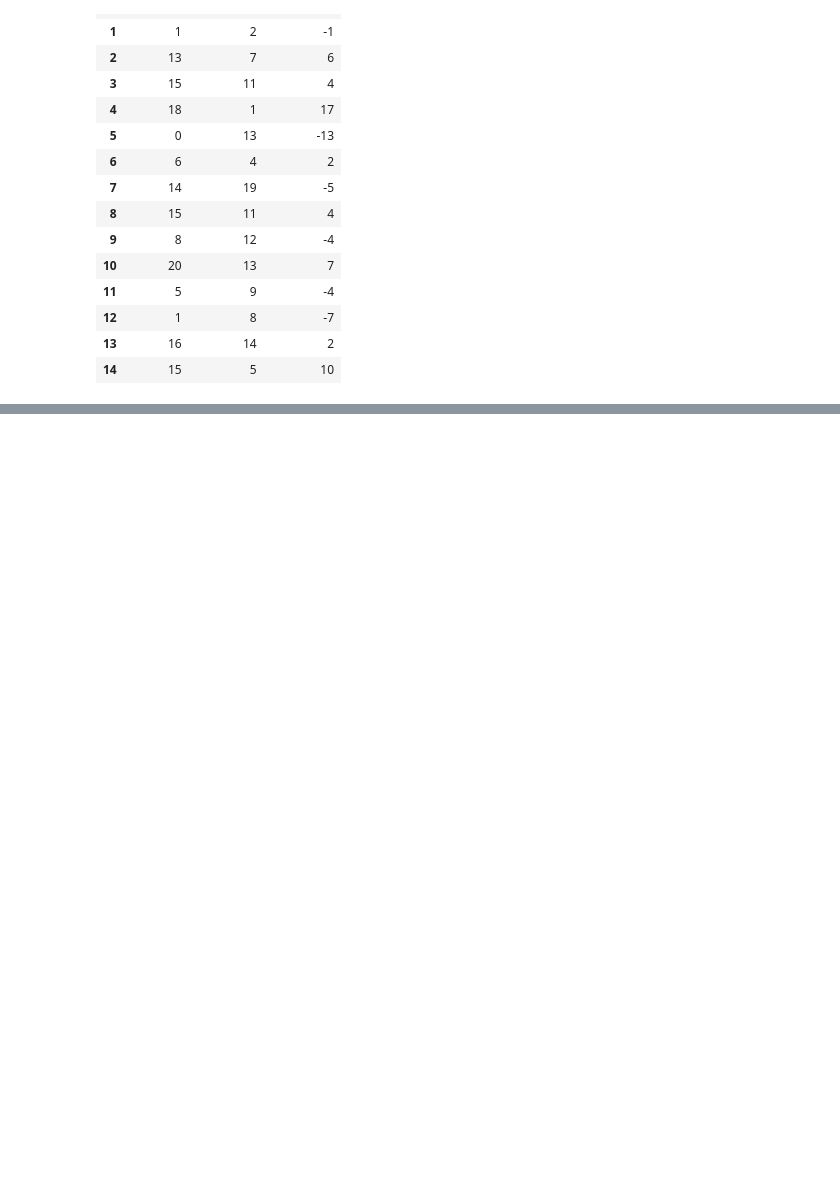
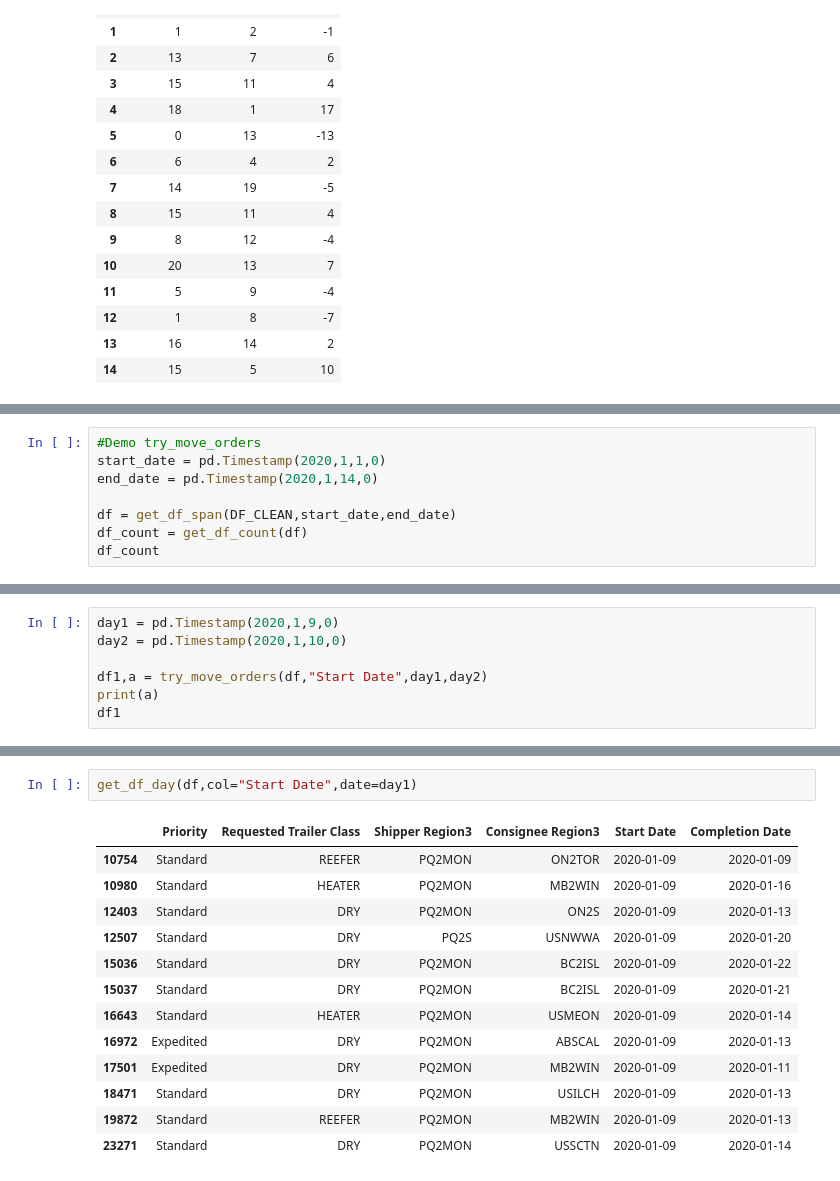
Before and after one commit to tranndt/ml-usra2021-NexusDataChallengeBison, a Jupyter notebook: [05-2021] Nexus Data Challenge/Algorithm.ipynb, the cells around one changed output, grey strips where cells are left out. Drawn from its saved outputs; the diff is of its cells as text; blank space fills up the shorter version.

```diff
--- a/[05-2021] Nexus Data Challenge/Algorithm.ipynb
+++ b/[05-2021] Nexus Data Challenge/Algorithm.ipynb
@@ -1176,0 +1277,8 @@ def get_df_rescheduled(df,start_date=None,end_date=None):
+# %%
+#Demo try_move_orders
+start_date = pd.Timestamp(2020,1,1,0)
+end_date = pd.Timestamp(2020,1,14,0)
+
+df = get_df_span(DF_CLEAN,start_date,end_date)
+df_count = get_df_count(df)
+df_count
@@ -1176,0 +1303,7 @@ def get_df_rescheduled(df,start_date=None,end_date=None):
+# %%
+day1 = pd.Timestamp(2020,1,9,0)
+day2 = pd.Timestamp(2020,1,10,0)
+
+df1,a = try_move_orders(df,"Start Date",day1,day2)
+print(a)
+df1
@@ -1176,0 +1340,16 @@ def get_df_rescheduled(df,start_date=None,end_date=None):
+# %%
+get_df_day(df,col="Start Date",date=day1)
+# %% [output]
+|  | Priority | Requested Trailer Class | Shipper Region3 | Consignee Region3 | Start Date | Completion Date |
+| 10754 | Standard | REEFER | PQ2MON | ON2TOR | 2020-01-09 | 2020-01-09 |
+| 10980 | Standard | HEATER | PQ2MON | MB2WIN | 2020-01-09 | 2020-01-16 |
+| 12403 | Standard | DRY | PQ2MON | ON2S | 2020-01-09 | 2020-01-13 |
+| 12507 | Standard | DRY | PQ2S | USNWWA | 2020-01-09 | 2020-01-20 |
+| 15036 | Standard | DRY | PQ2MON | BC2ISL | 2020-01-09 | 2020-01-22 |
+| 15037 | Standard | DRY | PQ2MON | BC2ISL | 2020-01-09 | 2020-01-21 |
+| 16643 | Standard | HEATER | PQ2MON | USMEON | 2020-01-09 | 2020-01-14 |
+| 16972 | Expedited | DRY | PQ2MON | ABSCAL | 2020-01-09 | 2020-01-13 |
+| 17501 | Expedited | DRY | PQ2MON | MB2WIN | 2020-01-09 | 2020-01-11 |
+| 18471 | Standard | DRY | PQ2MON | USILCH | 2020-01-09 | 2020-01-13 |
+| 19872 | Standard | REEFER | PQ2MON | MB2WIN | 2020-01-09 | 2020-01-13 |
+| 23271 | Standard | DRY | PQ2MON | USSCTN | 2020-01-09 | 2020-01-14 |
```
Also changed, not shown: parts of 18 cells of this notebook.
